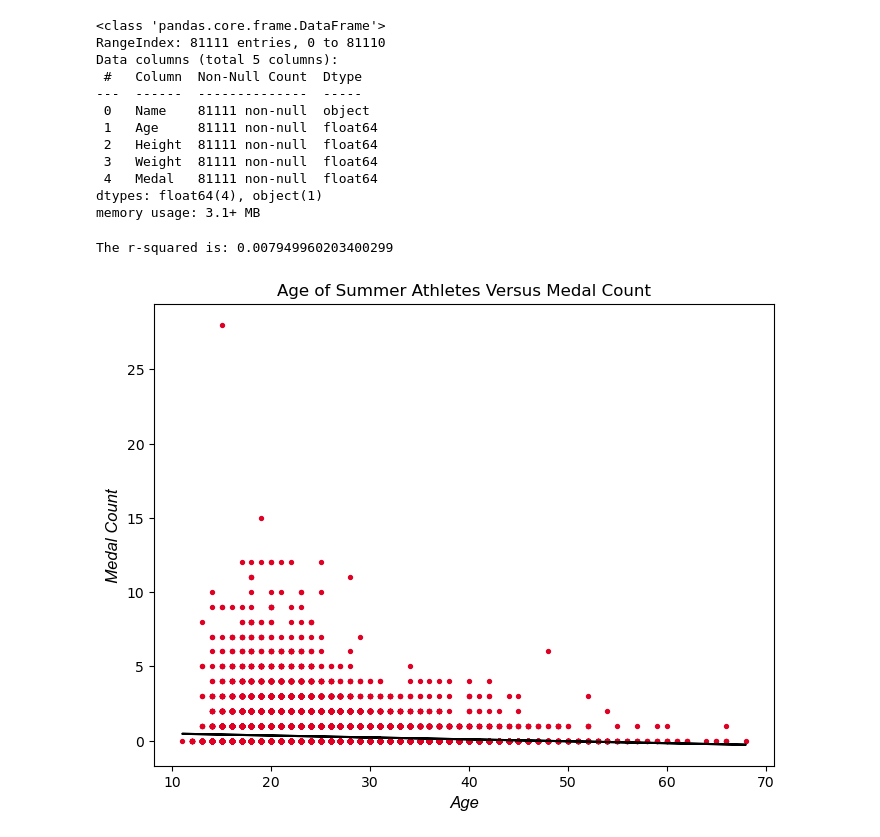
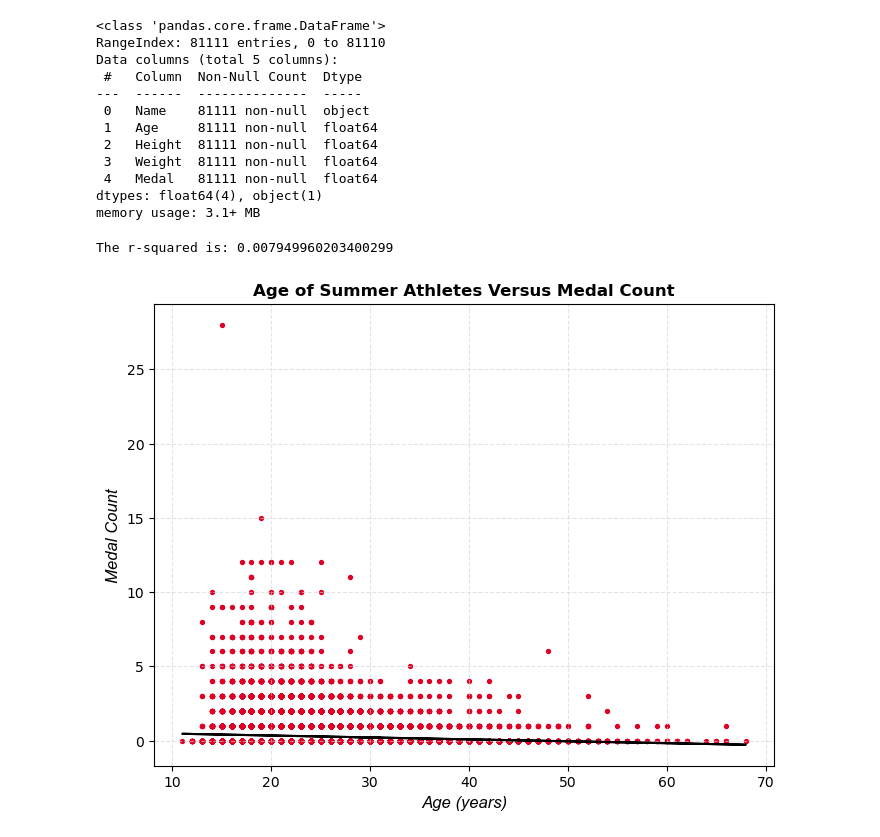
Before and after one commit to arroyo-jorge16/project_1_group_3, a Jupyter notebook: gavin_work/gavin_project.ipynb, the cells around one changed output. Saved outputs shown, nothing was run; the diff lists cells and outputs as text; code cells hidden in the pictures.

```diff
--- a/gavin_work/gavin_project.ipynb
+++ b/gavin_work/gavin_project.ipynb
@@ -269,27 +270,28 @@ memory usage: 3.1+ MB
 # %%
 # USING LINREGRESS
 x_values = df_sfinal.Age
 y_values = df_sfinal.Medal
 
 # makes the line of best fit
 (slope, intercept, rvalue, pvalue, stderr) = linregress(x_values, y_values)
 regress_values = x_values * slope + intercept # calculate the predictions
 line_eq = "y = " + str(round(slope,2)) + "x + " + str(round(intercept,2))
 
 plt.figure(figsize=(8,6))
 plt.scatter(x_values,y_values, 8,color='#DF0024')
 plt.plot(x_values,regress_values,"black")
 
 plt.annotate(line_eq,(5.8,0.8),fontsize=15,color="black")
-plt.xlabel('Age',style='italic', size=12, fontproperties='Arial')
+plt.xlabel('Age (years)',style='italic', size=12, fontproperties='Arial')
 plt.ylabel('Medal Count',style='italic', size=12, fontproperties='Arial')
-plt.title('Age of Summer Athletes Versus Medal Count')
+plt.title('Age of Summer Athletes Versus Medal Count',weight='bold')
+plt.grid(color="lightgrey", linestyle="--", alpha=0.6)
 
 print(f"The r-squared is: {rvalue**2}")
 plt.show()
 # %% [output]
 The r-squared is: 0.007949960203400299
-[figure, old version]
+[figure, new version]
 # %%
 # USING LINREGRESS
 x_values = df_wfinal.Height
```
Also changed, not shown: parts of 5 cells of this notebook.
